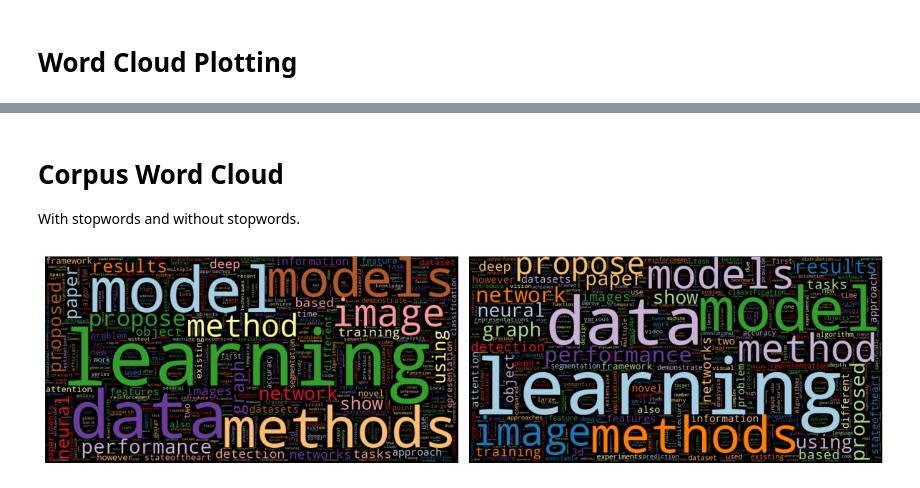
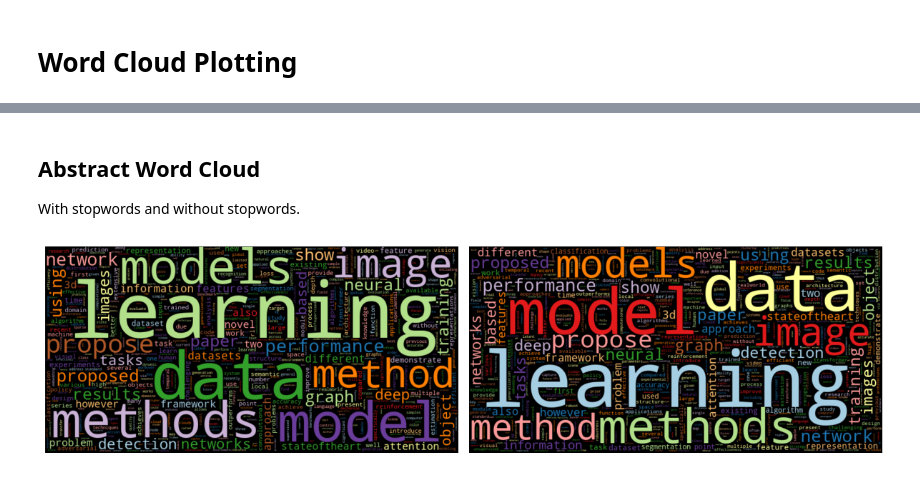
Before and after one commit to ADS-509-01-SP23-Applied-Text-Mining/ADS-509_Final_Project, a Jupyter notebook: Read_in_Picklefile.ipynb, the cells around one changed output, grey strips where cells are left out. Saved outputs shown, nothing was run; the diff lists cells and outputs as text; code cells hidden in the pictures.

```diff
--- a/Read_in_Picklefile.ipynb
+++ b/Read_in_Picklefile.ipynb
@@ -121,12 +144,13 @@ def flatten_lists(list_of_lists):
 # %%
 # Clean and Tokenize Data
 df = raw_data.copy()
+
+df["titles_abs"] = df["titles"] + df["abstracts"]
+
 my_pipeline = [normalize, remove_punctuation, tokenize, remove_stop]
-df["tokens"] = df["abstracts"].apply(prepare, pipeline=my_pipeline)
+df["titles_tokens"] = df["titles"].apply(prepare, pipeline=my_pipeline)
+df["abstract_tokens"] = df["abstracts"].apply(prepare, pipeline=my_pipeline)
+df["titles_abs_tokens"] = df["titles_abs"].apply(prepare, pipeline=my_pipeline)
+
 df
-
-# filter on Term
-# mask = df.terms.apply(lambda x: 'stat.ML' in x)
-# df1 = df[mask]
-# df1
 # %% [output]
@@ -231,8 +291,8 @@ def plot_wc(wordcloud_df):
 # %% [markdown]
-# Corpus Word Cloud
+## Abstract Word Cloud
 With stopwords and without stopwords.
 # %%
-wordcloud_df = count_words(df)
+wordcloud_df = count_words(df, column='abstract_tokens')
 plot_wc(wordcloud_df)
 # %% [output]
-[figure, old version]
+[figure, new version]
```
Also changed, not shown: parts of 12 cells of this notebook.
